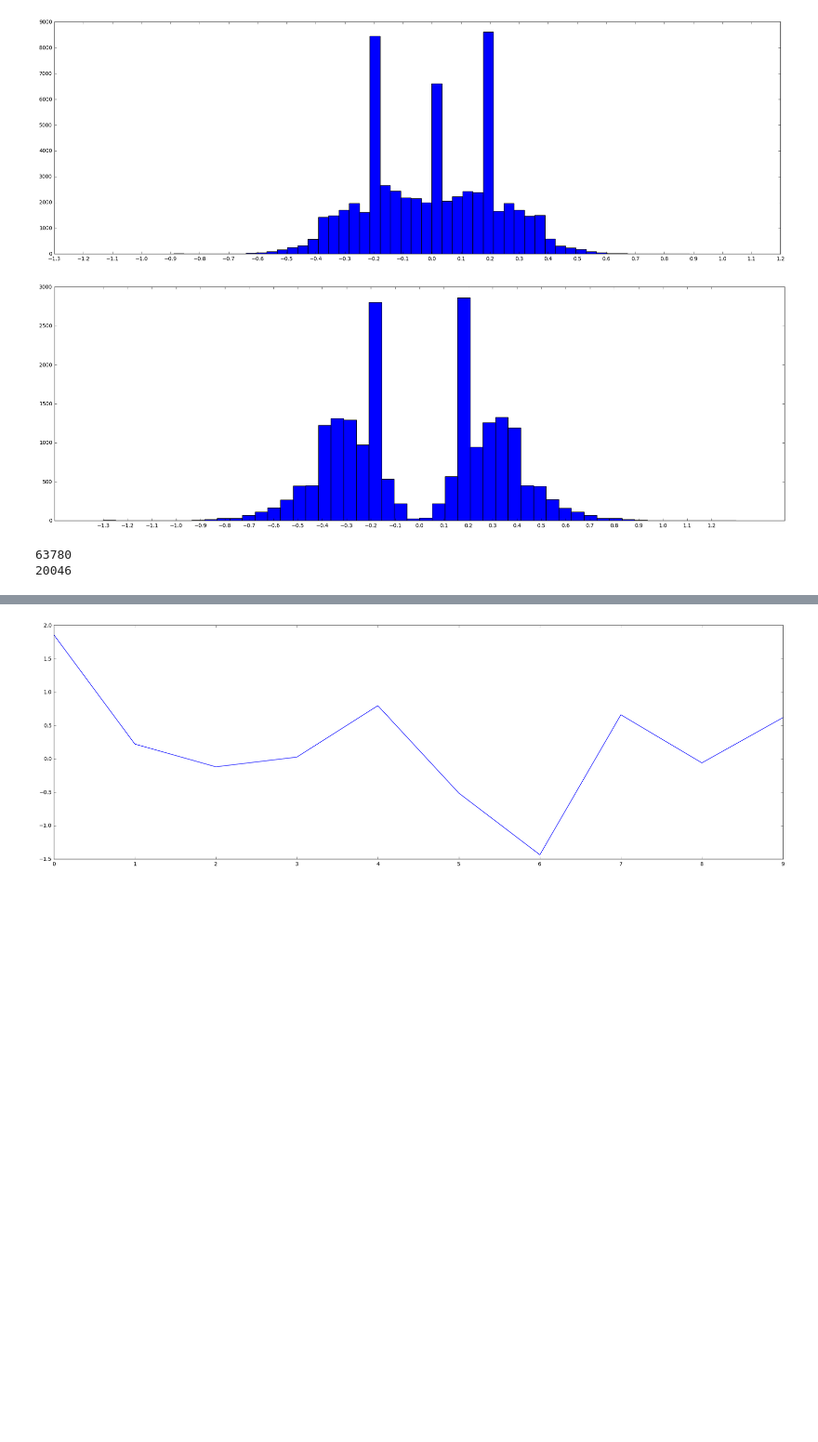
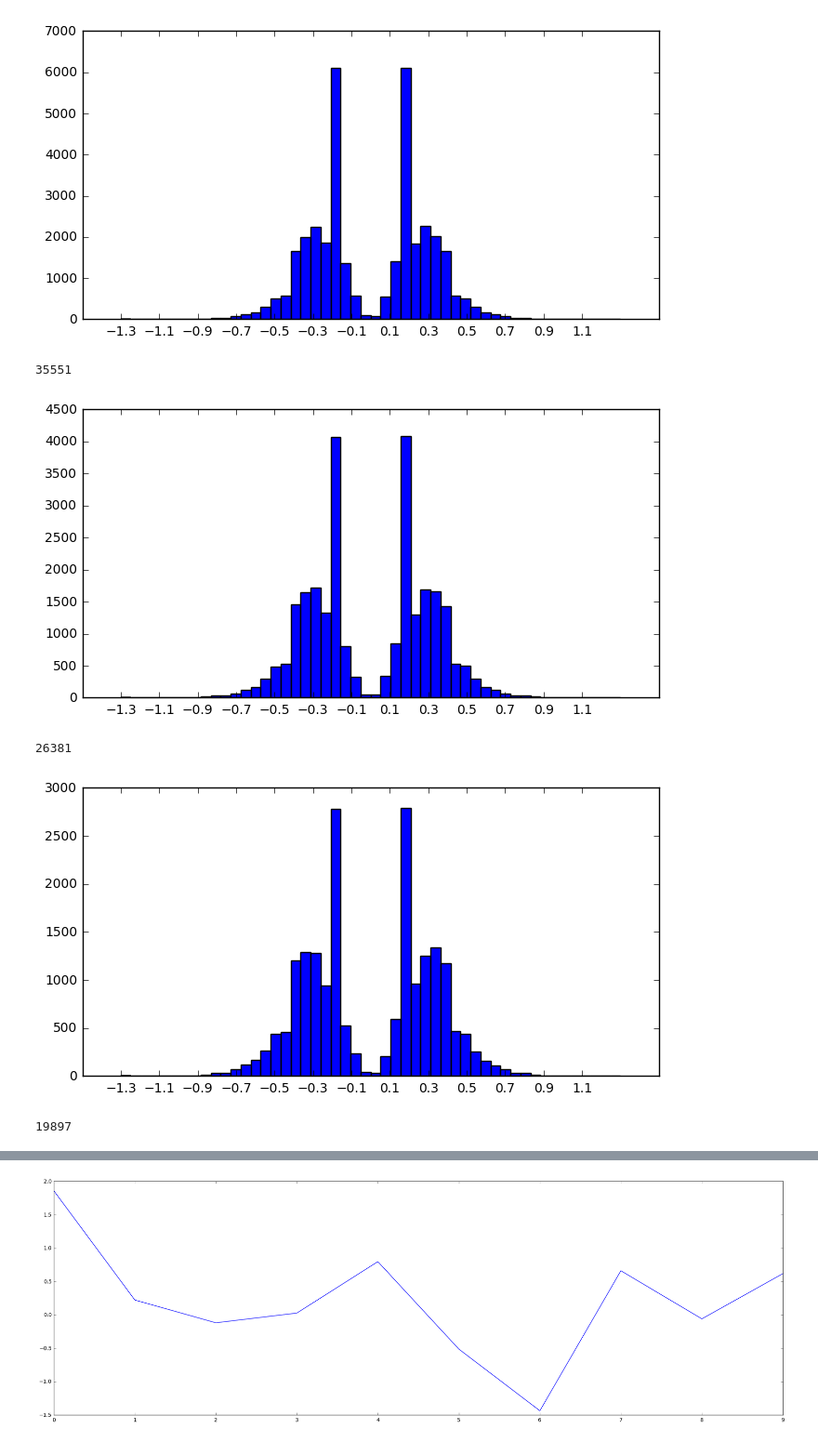
Before and after one commit to hfoffani/Behavioral-Cloning, a Jupyter notebook: dataset.ipynb, the cells around one changed output, grey strips where cells are left out. Shown at 93% size. Cells and saved outputs as stored; diff of their text form; code cells hidden in the pictures; blank space fills up the shorter version.

```diff
--- a/dataset.ipynb
+++ b/dataset.ipynb
@@ -3,7 +3,7 @@
 
 import numpy as np
 import matplotlib.pyplot as plt
-plt.rcParams['figure.figsize'] = (25.0, 8.0)
+plt.rcParams['figure.figsize'] = (8.0, 4.0)
 # %%
 with (open('models/angles.csv')) as angfile:
     lines = angfile.readlines()
@@ -77,29 +79,26 @@ plt.show()
 # %%
 #plt.hist(f(angles, 0, .15), bins=50)
 #plt.xlim(-2,2)
 #plt.xticks(np.arange(-1.3,1.3,.1))
 #plt.show()
 
 np.random.seed(44)
 
-fa = np.ma.array(angles_todos, mask=[ np.random.uniform(size=angles_todos.size) > filt(angles_todos)]).compressed()
-fb = np.ma.array(angles_todos, mask=[ np.random.uniform(size=angles_todos.size) < f(angles_todos,0.0,.25)]).compressed()
+#fa = np.ma.array(angles_todos, mask=[ (np.random.uniform(size=angles_todos.size)) < filt(angles_todos)]).compressed()
 
-plt.hist(fa, bins=50)
-# plt.xlim(-2,2)
-plt.xticks(np.arange(-1.3,1.3,.1))
-plt.show()
+for s in [.15,.2,.25,.3]:
+    fb = np.ma.array(angles_todos, mask=[ np.random.uniform(size=angles_todos.size) < f(angles_todos,0.0,s)]).compressed()
 
-plt.hist(fb, bins=50)
-# plt.xlim(-1.5,1.5)
-plt.xticks(np.arange(-1.3,1.3,.1))
-plt.show()
+    plt.hist(fb, bins=50)
+    # plt.xlim(-1.5,1.5)
+    plt.xticks(np.arange(-1.3,1.3,.2))
+    plt.show()
 
-filt(np.array([0.0, -.1, .5, -.2]))
-print(fa.size)
-print(fb.size)
+    print(fb.size)
 # %% [output]
-[figure, old version]
+[figure, new version]
+35551
-[figure, old version]
+[figure, new version]
-63780
-20046
+26381
+[figure, added]
+19897
```
Also changed, not shown: parts of 4 cells of this notebook, 1 other file.
